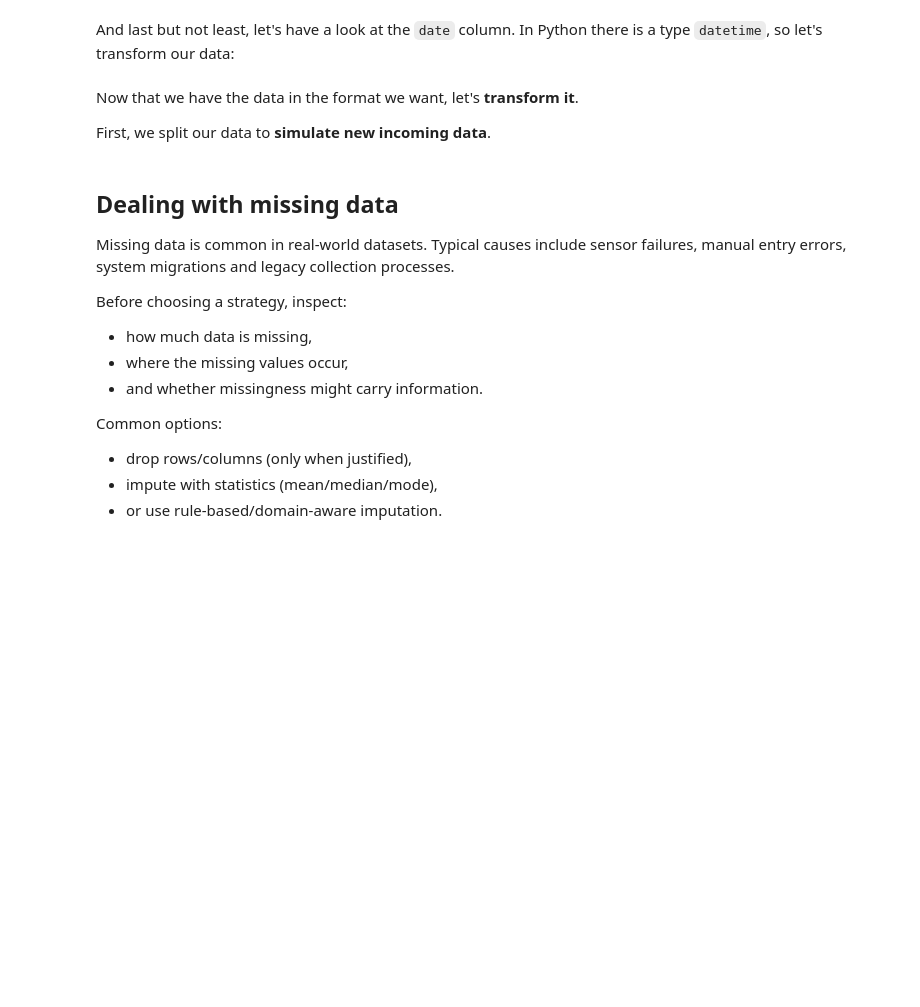
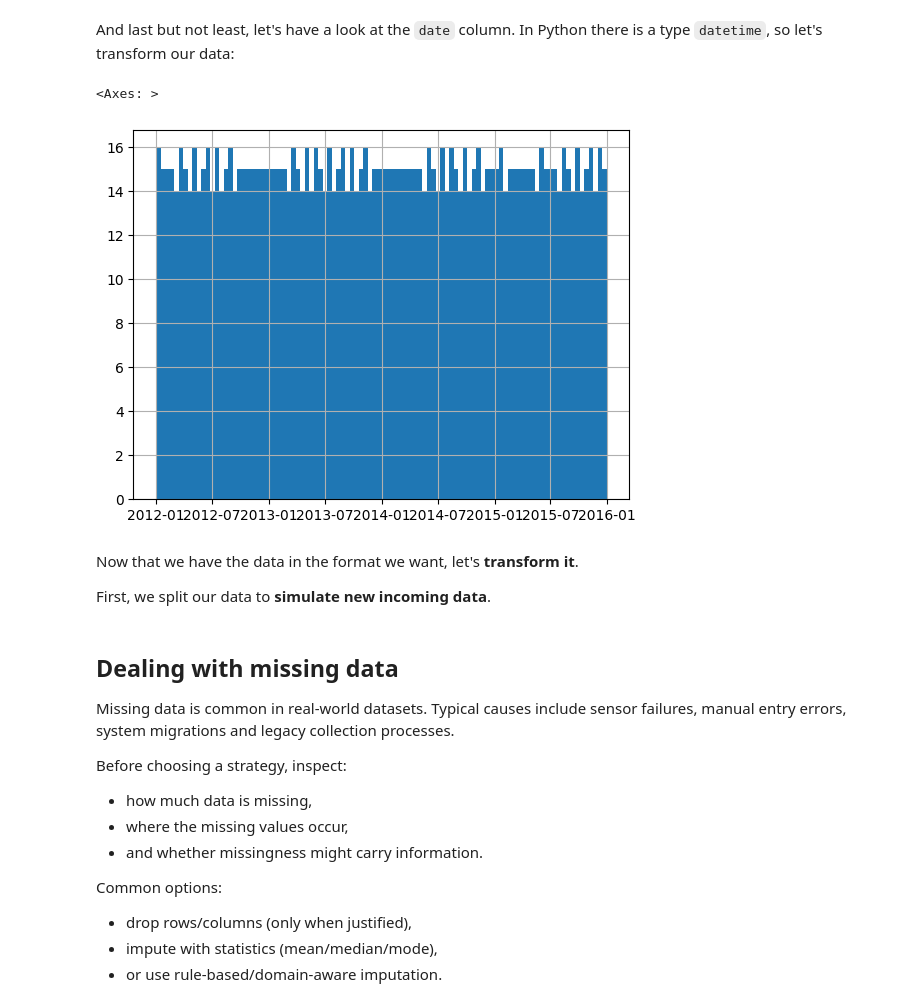
Before and after one commit to carpetcrawler78/mle-ipynb-to-py, a Jupyter notebook: 01-feature-engineering-with-pandas/01-feature-engineering-with-pandas.ipynb, the cells around one changed output. Saved outputs shown, nothing was run; the diff lists cells and outputs as text; code cells hidden in the pictures; blank space fills up the shorter version.

```diff
--- a/01-feature-engineering-with-pandas/01-feature-engineering-with-pandas.ipynb
+++ b/01-feature-engineering-with-pandas/01-feature-engineering-with-pandas.ipynb
@@ -245,3 +332,9 @@ seattle_weather_data_pandas.info()
+# %%
+#seattle_weather_data_pandas.isna().sum()
+seattle_weather_data_pandas['date'].hist(bins=100) #ok, no missing values, no weird outliers, just a nice distribution of dates from 2012 to 2020.
+# %% [output]
+<Axes: >
+[figure, added]
 # %% [markdown]
 Now that we have the data in the format we want, let's **transform it**.
 
```
Also changed, not shown: parts of 14 cells of this notebook.
